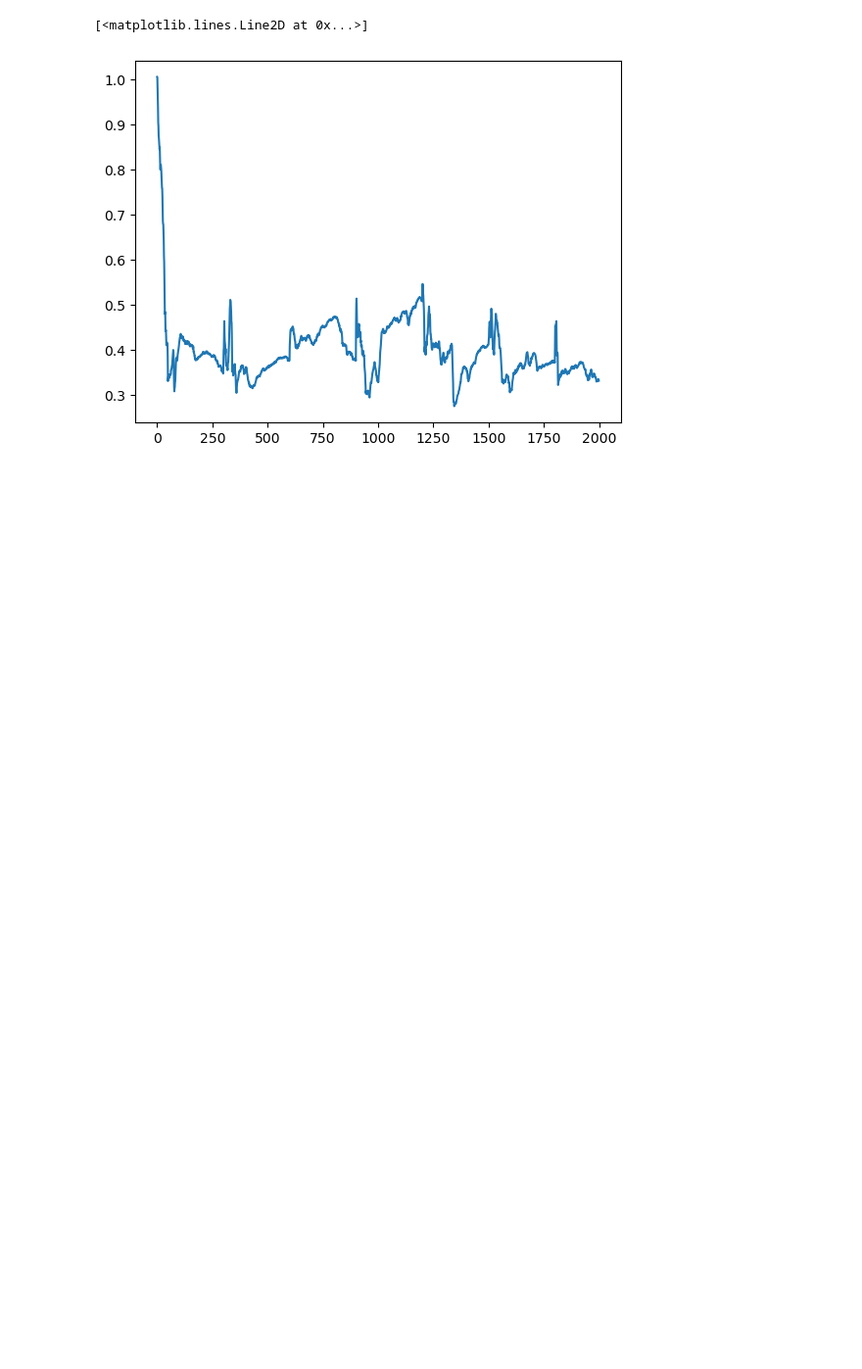
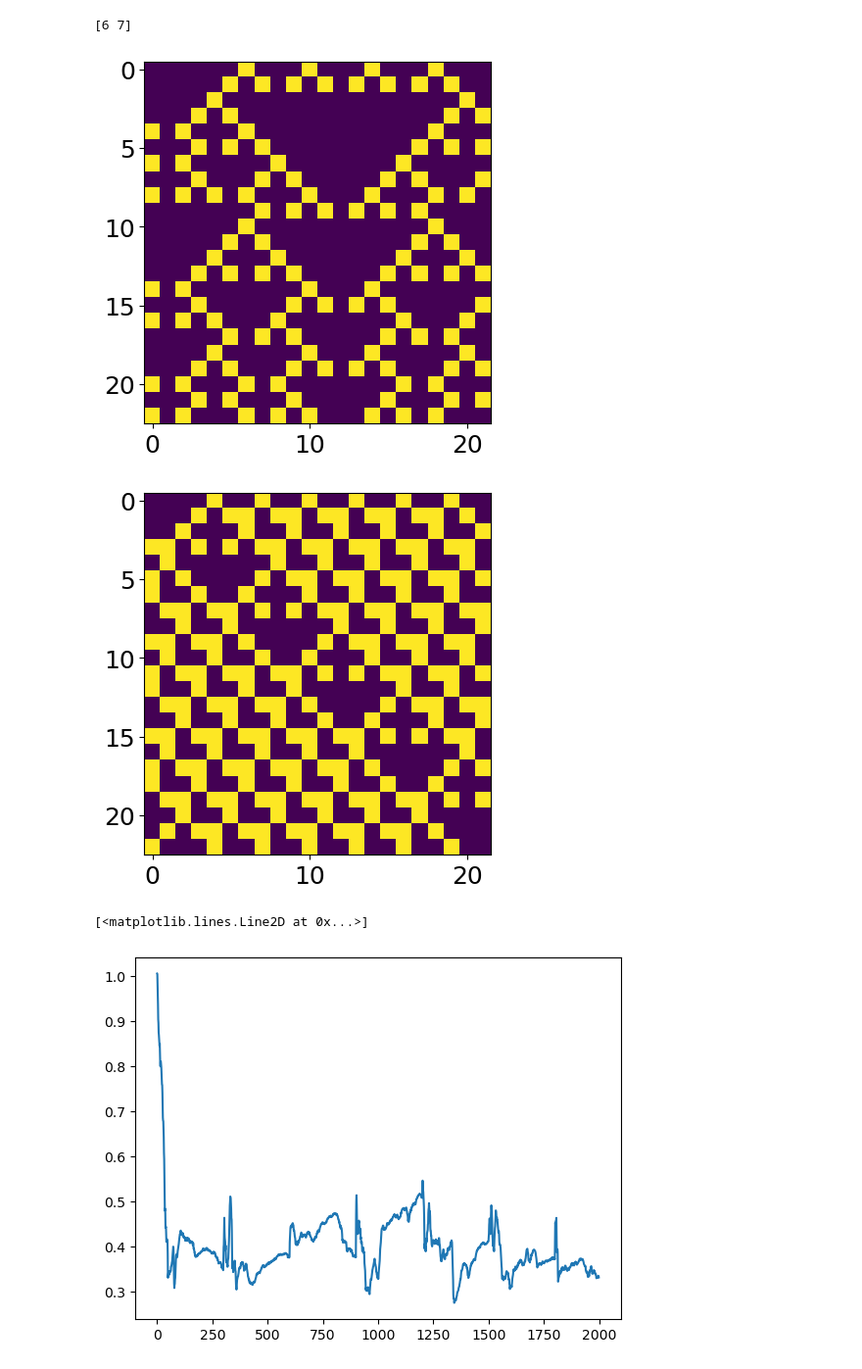
Before and after one commit to Cpetak/CA_GRN2, a Jupyter notebook: variable_maxave.ipynb, the cells around one changed output. Shown at 98% size. Drawn from its saved outputs; the diff is of its cells as text; code cells hidden in the pictures; blank space fills up the shorter version.

```diff
--- a/variable_maxave.ipynb
+++ b/variable_maxave.ipynb
@@ -225,3 +316,19 @@ plt.show()
+# %%
+mirrored = np.array(targets)[:, ::-1]
+rules=np.array([22, 126, 146, 154, 82, 86, 18, 118, 122, 70,54,94,30,50,62,110,90,150,102,254])
+rules = np.repeat(rules,2,axis=0)
+idx = np.where(rules == 154)[0]
+print(idx)
+for i in idx:
+    matrix = targets[i][:, ::-1]
+    toshow= np.hstack((matrix[:, -1:], matrix[:, :-1]))
+    toshow= np.hstack((toshow[:, -1:], toshow[:, :-1]))
+    plt.imshow(toshow)
+    plt.show()
+# %% [output]
+[6 7]
+[figure, added]
+[figure, added]
 # %%
 root = "~/Documents/GitHub/CA_GRN2/results_testing_saving/"
 avail_metrics = ["avefits","maxfits","beststd","spec_pheno_stds", "pheno_stds","geno_stds"]
```
Also changed, not shown: parts of 10 cells of this notebook, 4 other files.
